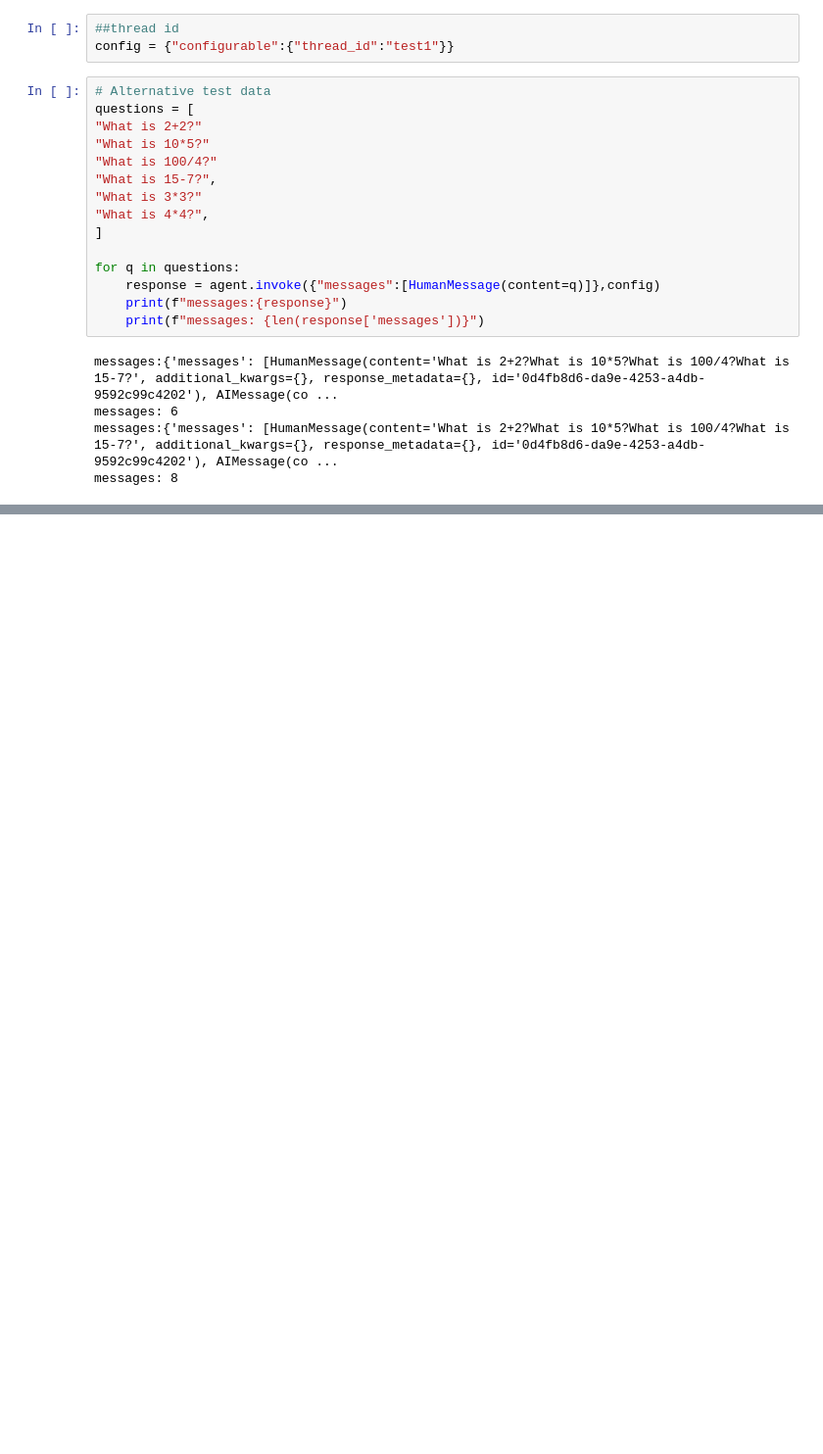
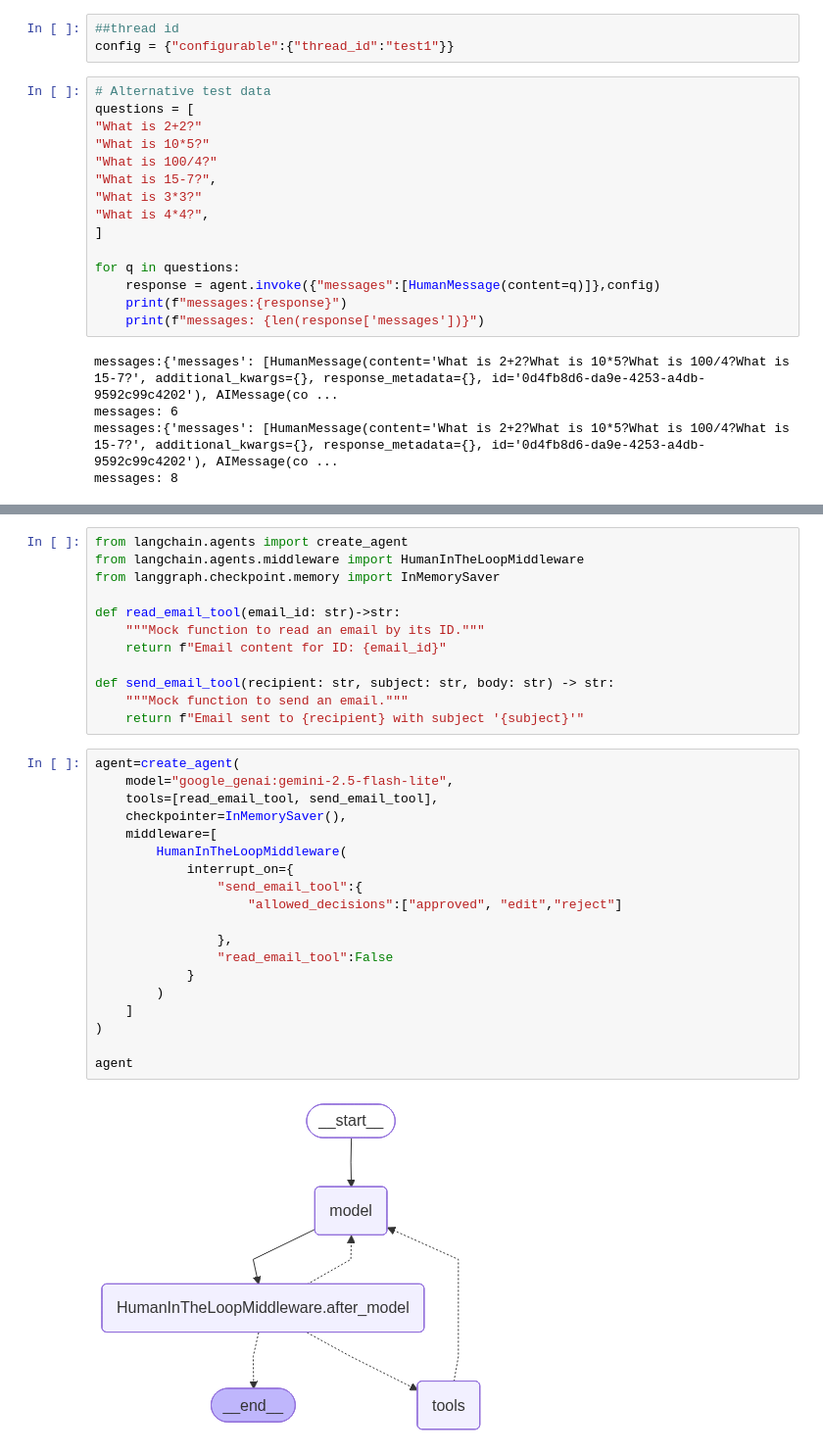
Before and after one commit to ChinmayBhattt/langchain, a Jupyter notebook: generative-ai/8-middleware.ipynb, the cells around one changed output, grey strips where cells are left out. Shown at 98% size. Cells and saved outputs as stored; diff of their text form; blank space fills up the shorter version.

Commit message:
edit, reject, approved

```diff
--- a/generative-ai/8-middleware.ipynb
+++ b/generative-ai/8-middleware.ipynb
@@ -72,0 +166,33 @@ messages: 8
+# %%
+from langchain.agents import create_agent
+from langchain.agents.middleware import HumanInTheLoopMiddleware
+from langgraph.checkpoint.memory import InMemorySaver
+
+def read_email_tool(email_id: str)->str:
+    """Mock function to read an email by its ID."""
+    return f"Email content for ID: {email_id}"
+
+def send_email_tool(recipient: str, subject: str, body: str) -> str:
+    """Mock function to send an email."""
+    return f"Email sent to {recipient} with subject '{subject}'"
+# %%
+agent=create_agent(
+    model="google_genai:gemini-2.5-flash-lite",
+    tools=[read_email_tool, send_email_tool],
+    checkpointer=InMemorySaver(),
+    middleware=[
+        HumanInTheLoopMiddleware(
+            interrupt_on={
+                "send_email_tool":{
+                    "allowed_decisions":["approved", "edit","reject"]
+
+                },
+                "read_email_tool":False
+            }
+        )
+    ]
+)
+
+agent
+# %% [output]
+[figure, added]
```
Also changed, not shown: parts of 19 cells of this notebook.
